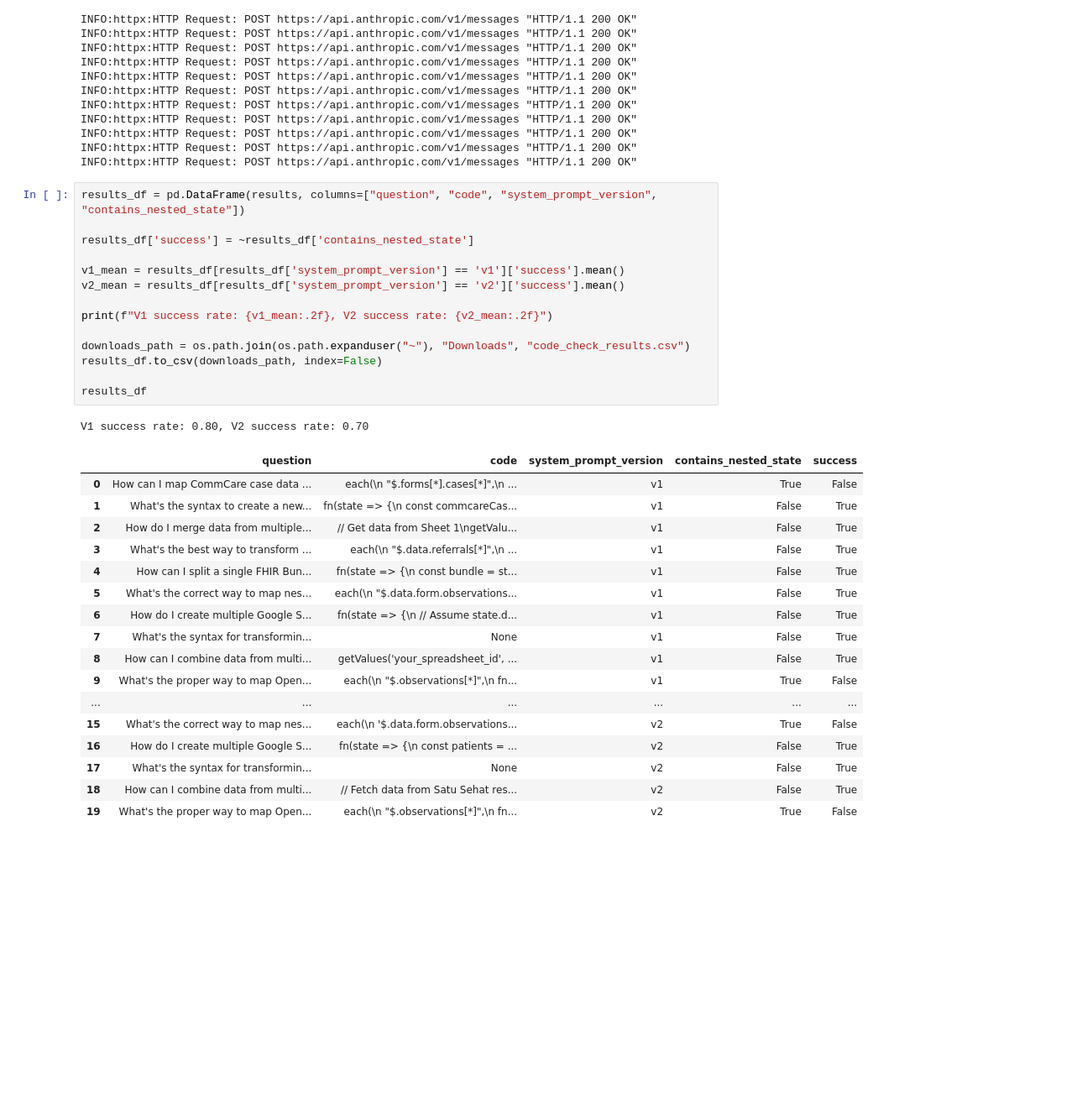
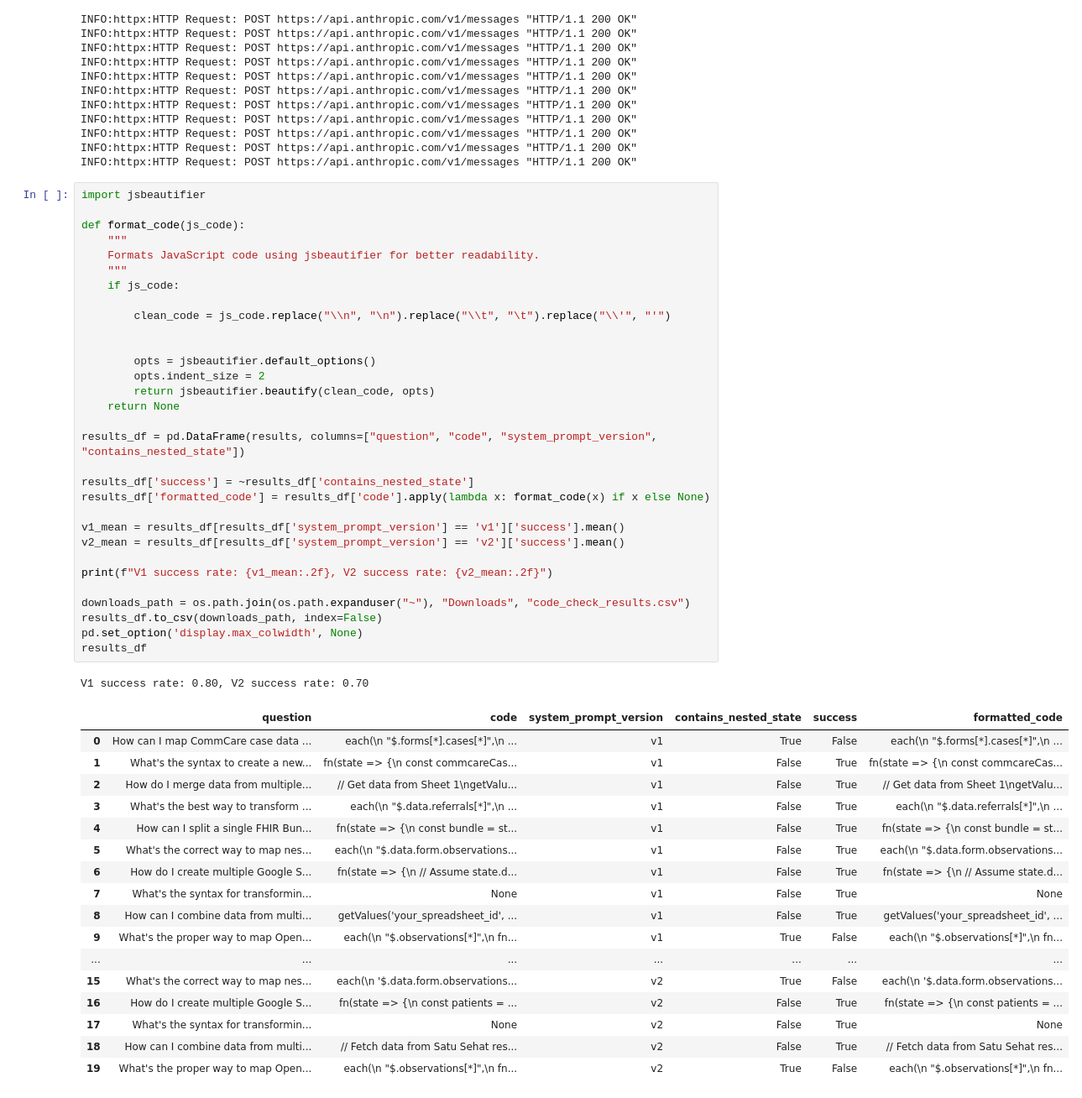
Before and after one commit to OpenFn/apollo, a Jupyter notebook: services/job_chat/evaluation/test_nested_state.ipynb, the cells around one changed output. Shown at 84% size. Cells and saved outputs as stored; diff of their text form; blank space fills up the shorter version.

```diff
--- a/services/job_chat/evaluation/test_nested_state.ipynb
+++ b/services/job_chat/evaluation/test_nested_state.ipynb
@@ -287,35 +288,52 @@ INFO:httpx:HTTP Request: POST https://api.anthropic.com/v1/messages "HTTP/1.1 20
 INFO:httpx:HTTP Request: POST https://api.anthropic.com/v1/messages "HTTP/1.1 200 OK"
 INFO:httpx:HTTP Request: POST https://api.anthropic.com/v1/messages "HTTP/1.1 200 OK"
 # %%
+import jsbeautifier
+
+def format_code(js_code):
+    """
+    Formats JavaScript code using jsbeautifier for better readability.
+    """
+    if js_code:
+
+        clean_code = js_code.replace("\\n", "\n").replace("\\t", "\t").replace("\\'", "'")
+
+
+        opts = jsbeautifier.default_options()
+        opts.indent_size = 2
+        return jsbeautifier.beautify(clean_code, opts)
+    return None
+
 results_df = pd.DataFrame(results, columns=["question", "code", "system_prompt_version", "contains_nested_state"])
 
 results_df['success'] = ~results_df['contains_nested_state']
+results_df['formatted_code'] = results_df['code'].apply(lambda x: format_code(x) if x else None)
 
 v1_mean = results_df[results_df['system_prompt_version'] == 'v1']['success'].mean()
 v2_mean = results_df[results_df['system_prompt_version'] == 'v2']['success'].mean()
 
 print(f"V1 success rate: {v1_mean:.2f}, V2 success rate: {v2_mean:.2f}")
 
 downloads_path = os.path.join(os.path.expanduser("~"), "Downloads", "code_check_results.csv")
 results_df.to_csv(downloads_path, index=False)
-
+pd.set_option('display.max_colwidth', None)
 results_df
 # %% [output]
 V1 success rate: 0.80, V2 success rate: 0.70
-|  | question | code | system_prompt_version | contains_nested_state | success |
-| 0 | How can I map CommCare case data ... | each(\n "$.forms[*].cases[*]",\n ... | v1 | True | False |
-| 1 | What's the syntax to create a new... | fn(state => {\n const commcareCas... | v1 | False | True |
-| 2 | How do I merge data from multiple... | // Get data from Sheet 1\ngetValu... | v1 | False | True |
-| 3 | What's the best way to transform ... | each(\n "$.data.referrals[*]",\n ... | v1 | False | True |
-| 4 | How can I split a single FHIR Bun... | fn(state => {\n const bundle = st... | v1 | False | True |
-| 5 | What's the correct way to map nes... | each(\n "$.data.form.observations... | v1 | False | True |
-| 6 | How do I create multiple Google S... | fn(state => {\n // Assume state.d... | v1 | False | True |
-| 7 | What's the syntax for transformin... | None | v1 | False | True |
-| 8 | How can I combine data from multi... | getValues('your_spreadsheet_id', ... | v1 | False | True |
-| 9 | What's the proper way to map Open... | each(\n "$.observations[*]",\n fn... | v1 | True | False |
-| ... | ... | ... | ... | ... | ... |
-| 15 | What's the correct way to map nes... | each(\n '$.data.form.observations... | v2 | True | False |
-| 16 | How do I create multiple Google S... | fn(state => {\n const patients = ... | v2 | False | True |
-| 17 | What's the syntax for transformin... | None | v2 | False | True |
-| 18 | How can I combine data from multi... | // Fetch data from Satu Sehat res... | v2 | False | True |
-| 19 | What's the proper way to map Open... | each(\n "$.observations[*]",\n fn... | v2 | True | False |
+|  | question | code | system_prompt_version | contains_nested_state | success | formatted_code |
+| 0 | How can I map CommCare case data ... | each(\n "$.forms[*].cases[*]",\n ... | v1 | True | False | each(\n "$.forms[*].cases[*]",\n ... |
+| 1 | What's the syntax to create a new... | fn(state => {\n const commcareCas... | v1 | False | True | fn(state => {\n const commcareCas... |
+| 2 | How do I merge data from multiple... | // Get data from Sheet 1\ngetValu... | v1 | False | True | // Get data from Sheet 1\ngetValu... |
+| 3 | What's the best way to transform ... | each(\n "$.data.referrals[*]",\n ... | v1 | False | True | each(\n "$.data.referrals[*]",\n ... |
+| 4 | How can I split a single FHIR Bun... | fn(state => {\n const bundle = st... | v1 | False | True | fn(state => {\n const bundle = st... |
+| 5 | What's the correct way to map nes... | each(\n "$.data.form.observations... | v1 | False | True | each(\n "$.data.form.observations... |
+| 6 | How do I create multiple Google S... | fn(state => {\n // Assume state.d... | v1 | False | True | fn(state => {\n // Assume state.d... |
+| 7 | What's the syntax for transformin... | None | v1 | False | True | None |
+| 8 | How can I combine data from multi... | getValues('your_spreadsheet_id', ... | v1 | False | True | getValues('your_spreadsheet_id', ... |
+| 9 | What's the proper way to map Open... | each(\n "$.observations[*]",\n fn... | v1 | True | False | each(\n "$.observations[*]",\n fn... |
+| ... | ... | ... | ... | ... | ... | ... |
+| 15 | What's the correct way to map nes... | each(\n '$.data.form.observations... | v2 | True | False | each(\n '$.data.form.observations... |
+| 16 | How do I create multiple Google S... | fn(state => {\n const patients = ... | v2 | False | True | fn(state => {\n const patients = ... |
+| 17 | What's the syntax for transformin... | None | v2 | False | True | None |
+| 18 | How can I combine data from multi... | // Fetch data from Satu Sehat res... | v2 | False | True | // Fetch data from Satu Sehat res... |
+| 19 | What's the proper way to map Open... | each(\n "$.observations[*]",\n fn... | v2 | True | False | each(\n "$.observations[*]",\n fn... |
```
Also changed, not shown: parts of 1 cell of this notebook.
